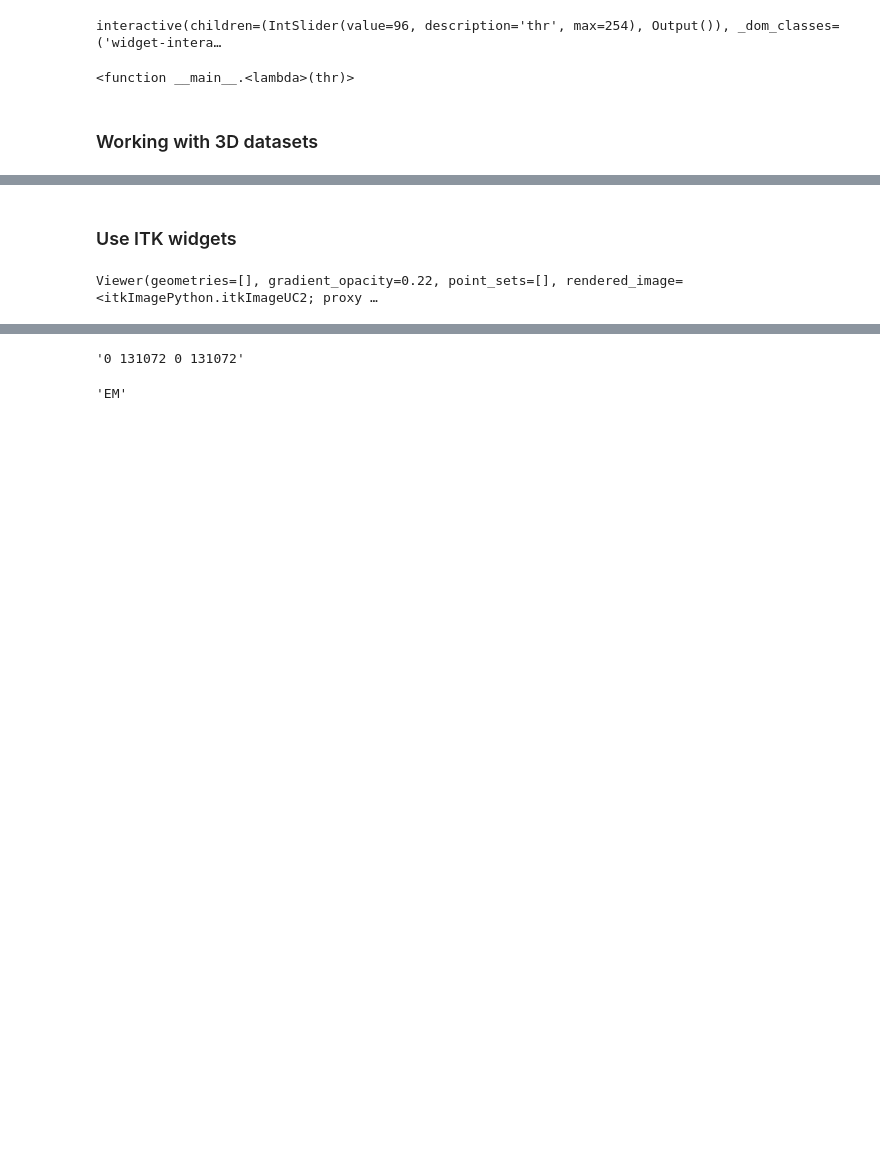
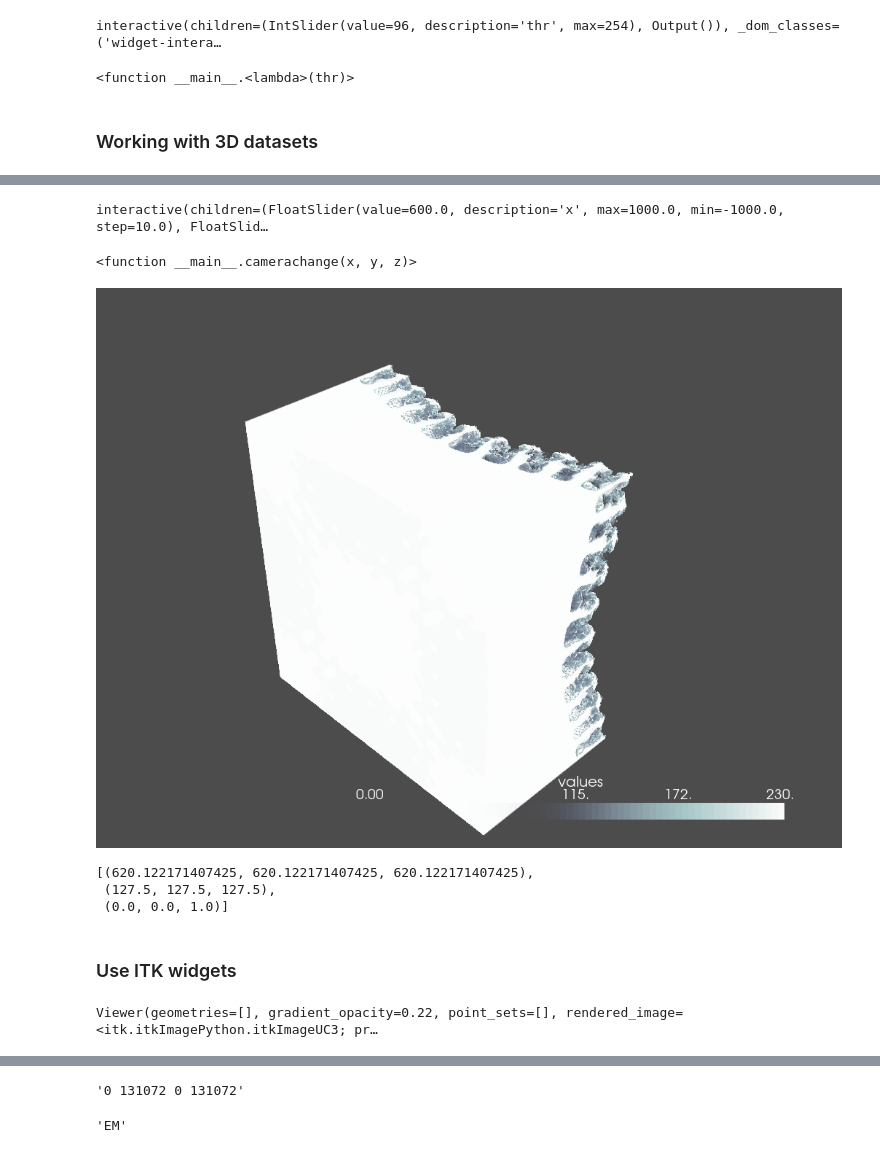
Before and after one commit to ComputingElevatedLab/sciviscourse, a Jupyter notebook: jupyter/OpenVisus-Tutorial.ipynb, the cells around one changed output, grey strips where cells are left out. Cells and saved outputs as stored; diff of their text form; code cells hidden in the pictures; blank space fills up the shorter version.

```diff
--- a/jupyter/OpenVisus-Tutorial.ipynb
+++ b/jupyter/OpenVisus-Tutorial.ipynb
@@ -223,0 +243,6 @@ showData(data)
+# %%
+data=dataset.read(max_resolution=21)
+ipv.figure()
+ipv.volshow(data)
+ipv.view(-30, 40)
+ipv.show()
@@ -224,3 +336,22 @@ showData(data)
+# %%
+x_widget=widgets.FloatSlider(min=-1000, max=1000, step=10, value=600)
+y_widget=widgets.FloatSlider(min=-1000, max=1000, step=10, value=600)
+z_widget=widgets.FloatSlider(min=-1000, max=1000, step=10, value=600)
+
+interact(camerachange, x=x_widget, y=y_widget, z=z_widget)
+# %% [output]
+interactive(children=(FloatSlider(value=600.0, description='x', max=1000.0, min=-1000.0, step=10.0), FloatSlid…
+<function __main__.camerachange(x, y, z)>
+# %%
+p = pv.Plotter()
+p.add_volume(data, cmap="bone", opacity="sigmoid")
+#p.camera_position = cpos
+p.show()
+# %% [output]
+[figure, added]
+[(620.122171407425, 620.122171407425, 620.122171407425),
+ (127.5, 127.5, 127.5),
+ (0.0, 0.0, 1.0)]
 # %% [markdown]
 ### Use ITK widgets
 # %%
@@ -233,6 +364,6 @@ import itkwidgets
 # use itkwidgets to explore and visualize 2D data
 view(data)
 # %% [output]
-Viewer(geometries=[], gradient_opacity=0.22, point_sets=[], rendered_image=<itkImagePython.itkImageUC2; proxy …
+Viewer(geometries=[], gradient_opacity=0.22, point_sets=[], rendered_image=<itk.itkImagePython.itkImageUC3; pr…
 # %%
 # read the entire dataset at a certain resolution
```
Also changed, not shown: parts of 22 cells of this notebook.
